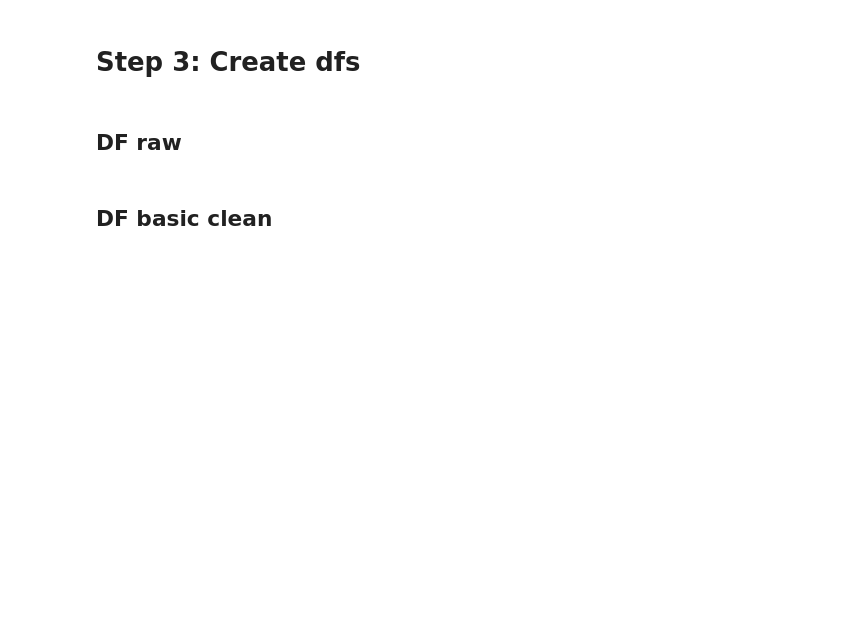
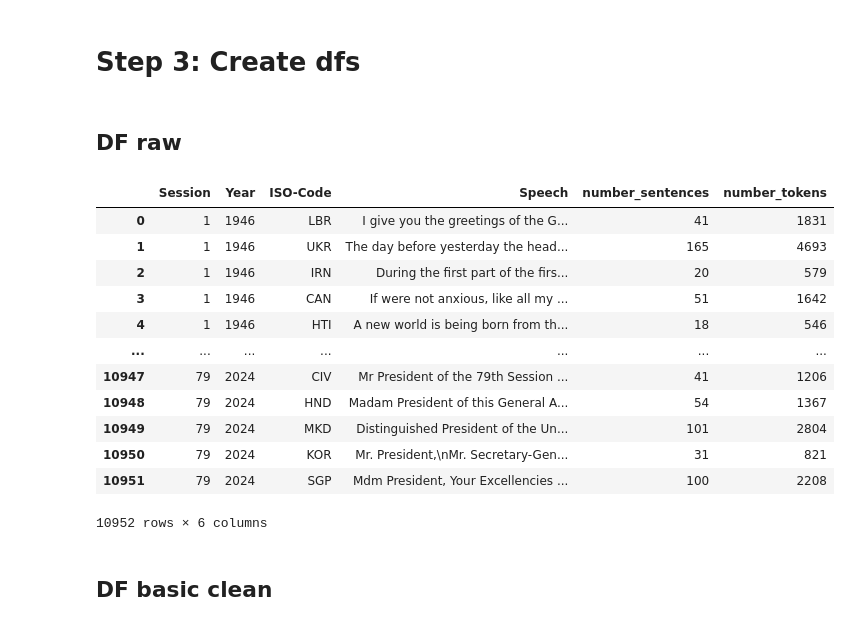
Before and after one commit to AlvaroMillanRuiz/NLP_BDS, a Jupyter notebook: Clean_Data_Speeches.ipynb, the cells around one changed output. Saved outputs shown, nothing was run; the diff lists cells and outputs as text; code cells hidden in the pictures; blank space fills up the shorter version.

```diff
--- a/Clean_Data_Speeches.ipynb
+++ b/Clean_Data_Speeches.ipynb
@@ -101,19 +117,22 @@ def take_out_mentions_to_the_president(text, url):
     sentences = re.split(r'(?<=[.!?])\s+', text.strip())
 
     # Get first 4 sentences as search area - addresses are typically at the beginning
-    search_area = ' '.join(sentences[:2]).lower()
+    search_area = ' '.join(sentences[:4]).lower()
 
     # Phrases to search for (lowercase)
     # We look for various forms of presidential/dignitary addresses
     # Store the index where each phrase is found (-1 if not found)
     possible_starts = [
+        search_area.lower().find("mister president"),  # Formal address complete
         search_area.lower().find("mr. president"),  # Formal address with period
         search_area.lower().find("mr president"),   # Formal address without period
+        search_area.lower().find("madam president"), # Formal address complete
+        search_area.lower().find("mme. president"),  # Formal address with period
+        search_area.lower().find("mme president"),  # Formal address without period
         search_area.lower().find("ladies and gentlemen"),  # Common formal address
         search_area.lower().find("your excellency"),  # Covers "your excellence" and "your excellency"
         search_area.lower().find("your excellence"),  # Covers "your excellence" and "your excellency"
-        search_area.lower().find("your majesties"),  #
-        search_area.lower().find("your majesties"),  #
+        search_area.lower().find("your majest"),  #
         search_area.lower().find("president of the general assembly"),
         search_area.lower().find("excellencies"),     # Plural form of address
         search_area.lower().find("esteemed president"),  # Honorific address
@@ -124,16 +143,23 @@ def take_out_mentions_to_the_president(text, url):
     # Filter out phrases that weren't found (-1) and keep only valid indices
     starts = [start for start in possible_starts if start != -1]
 
-    # Get the latest occurrence of any address phrase
-    start = max(starts) if len(starts) > 0 else -1
+    if not starts:
+        # No match return full text
+        return text
 
-    if start == -1:
-        # No address phrases found - log this and return full text
-        # print(f"Could not find probable start in the text of {url}")
-        start = 0
+    # Find the latext phrase math in search_area
+    latest_start = max(starts)
 
-    # Return text starting from after the address phrase
-    return text[start:]
+    # Find which sentence it appears in (from first 4 sentences)
+    cumulative_len = 0
+    for i, sentence in enumerate(sentences[:4]):
+        cumulative_len += len(sentence) + 1  # +1 for space or newline
+        if cumulative_len > latest_start:
+            # Return everything after that sentence
+            return ' '.join(sentences[i+1:])
+
+    # Fallback (shouldn't happen)
+    return text
 # %%
 def simple_clean(text):
     """Cleans text by removing common formatting artifacts from PDF conversions and UN document patterns.
@@ -219,4 +245,7 @@ def count_number_of_sentences_and_tokens(text):
 # %% [markdown]
 # Step 3: Create dfs
 # %%
-base_path = r"C:\Users\Alvaro Millan Ruiz\OneDrive\Escritorio\BDS\Block 5\NLP\Project\TXT"
+base_path_alvaro = r"C:\Users\Alvaro Millan Ruiz\OneDrive\Escritorio\BDS\Block 5\NLP\Project\TXT"
+base_path_gilda = "/Users/szonjapike/Desktop/BDS/Block_5/NLP/TXT/"
+
+base_path = base_path_gilda # change accordingly
@@ -227,7 +261,7 @@ sessions = np.arange(1, 80)
 data=[]
 
 for session in tqdm(sessions):
-    directory = base_path + "\\Session "+str(0 + session)+" - "+str(1945+session)
+    directory = base_path + "Session "+str(0 + session)+" - "+str(1945+session)
     for filename in os.listdir(directory):
         if filename[0] == ".":  # Skip hidden files
             continue
@@ -238,7 +272,23 @@ for session in tqdm(sessions):
         data.append([session, 1945+session, splt[0], txt, number_sentences, number_tokens])
 
 df_raw = pd.DataFrame(data, columns=['Session','Year','ISO-Code','Speech', "number_sentences", "number_tokens"])
-df_raw.to_csv(r"C:\Users\Alvaro Millan Ruiz\OneDrive\Escritorio\BDS\Block 5\NLP\Project" + "\\UN_Speeches_raw.csv", index=False, encoding='utf-8')
+df_raw.to_csv(path_datasets + "UN_Speeches_raw.csv", index=False, encoding='utf-8')
+# %%
+df_raw
+# %% [output]
+|  | Session | Year | ISO-Code | Speech | number_sentences | number_tokens |
+| 0 | 1 | 1946 | LBR | I give you the greetings of the G... | 41 | 1831 |
+| 1 | 1 | 1946 | UKR | The day before yesterday the head... | 165 | 4693 |
+| 2 | 1 | 1946 | IRN | During the first part of the firs... | 20 | 579 |
+| 3 | 1 | 1946 | CAN | If were not anxious, like all my ... | 51 | 1642 |
+| 4 | 1 | 1946 | HTI | A new world is being born from th... | 18 | 546 |
+| ... | ... | ... | ... | ... | ... | ... |
+| 10947 | 79 | 2024 | CIV | Mr President of the 79th Session ... | 41 | 1206 |
+| 10948 | 79 | 2024 | HND | Madam President of this General A... | 54 | 1367 |
+| 10949 | 79 | 2024 | MKD | Distinguished President of the Un... | 101 | 2804 |
+| 10950 | 79 | 2024 | KOR | Mr. President,\nMr. Secretary-Gen... | 31 | 821 |
+| 10951 | 79 | 2024 | SGP | Mdm President, Your Excellencies ... | 100 | 2208 |
+10952 rows × 6 columns
 # %% [markdown]
 ## DF basic clean
 # %%
```
Also changed, not shown: parts of 22 cells of this notebook.
